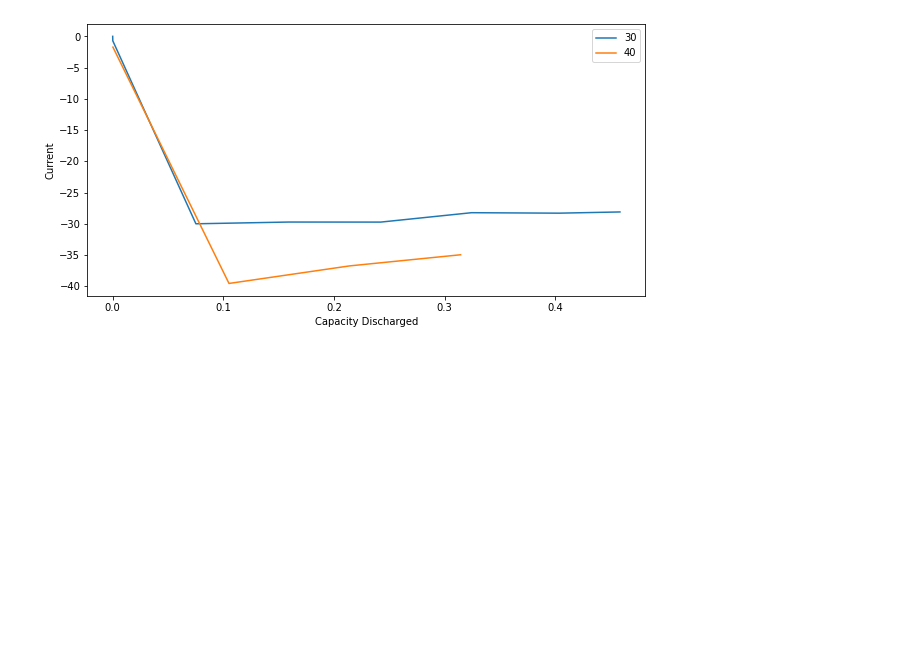
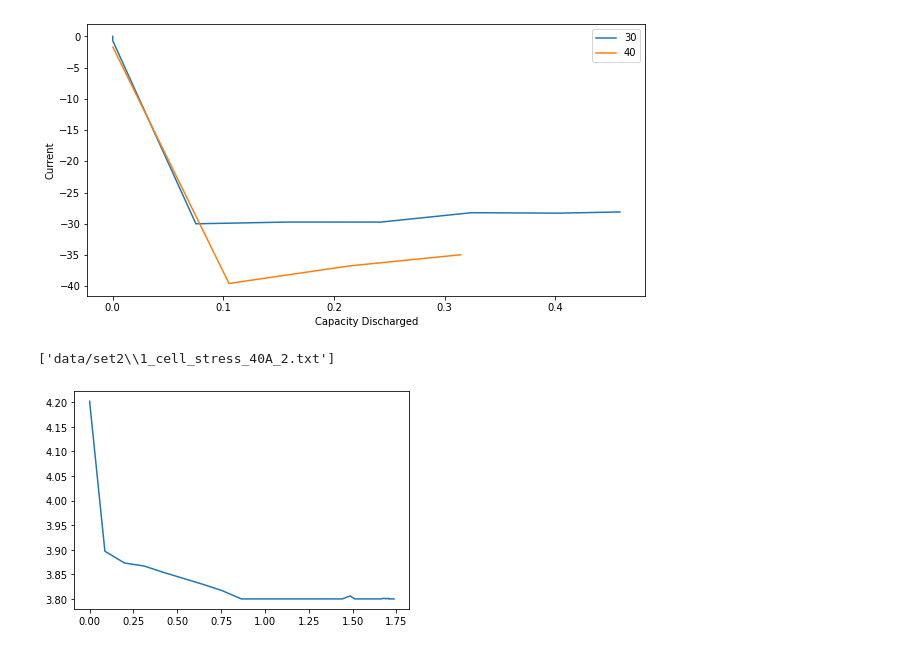
Before and after one commit to Team-Peryton/21700-Li-ion-Cell-Testing, a Jupyter notebook: cell_process.ipynb, the cells around one changed output. Saved outputs shown, nothing was run; the diff lists cells and outputs as text; code cells hidden in the pictures; blank space fills up the shorter version.

Commit message:
organisation + new data

```diff
--- a/cell_process.ipynb
+++ b/cell_process.ipynb
@@ -112,3 +112,8 @@ ax.legend(loc="upper right")
 plt.show()
 # %% [output]
 [figure]
+# %%
+set2stress = read_dataset("data/set2/*_cell_stress_*.txt")
+# %% [output]
+['data/set2\\1_cell_stress_40A_2.txt']
+[figure, added]
```
Also changed, not shown: parts of 3 cells of this notebook, 51 other files.
